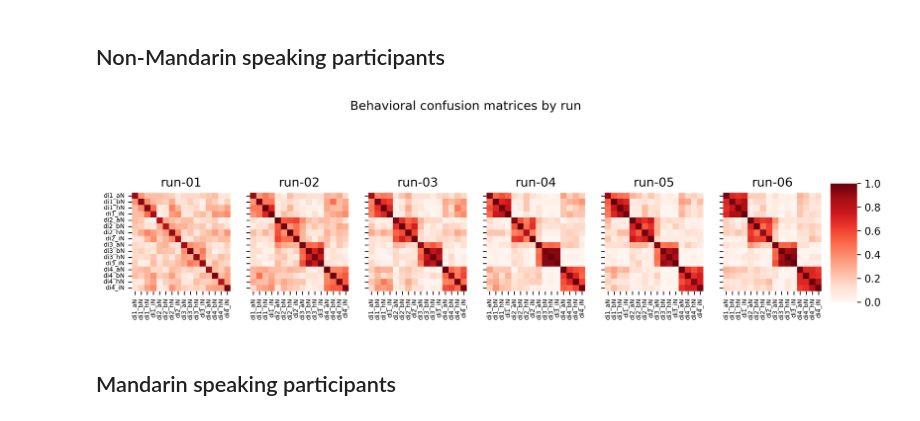
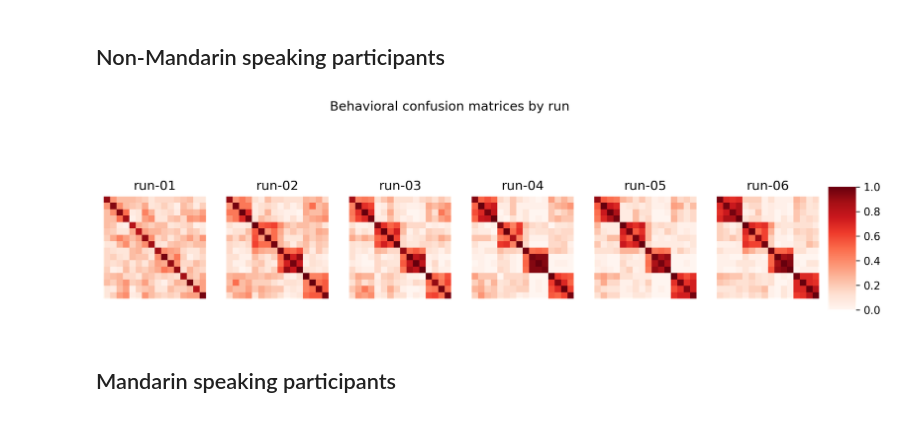
Before and after one commit to sitek/auditory_category_learning, a Jupyter notebook: behav_conversion/behavior_analysis.ipynb, the cells around one changed output. Drawn from its saved outputs; the diff is of its cells as text; code cells hidden in the pictures.

```diff
--- a/behav_conversion/behavior_analysis.ipynb
+++ b/behav_conversion/behavior_analysis.ipynb
@@ -454,30 +471,30 @@ stim_labels = ['di1_aN', 'di1_bN', 'di1_hN', 'di1_iN',
 # %%
 fig,ax = plt.subplots(1,6, figsize=(12,4), dpi=300, sharey=True)
 fig.suptitle('Behavioral confusion matrices by run')
 
 cbar_ax = fig.add_axes([.91, .3, .03, .4])
 
 for rx, run_id in enumerate(run_cm_dict):
     #print(run_id)
     run_mean = np.mean(run_cm_dict[run_id], axis=0)
 
     sns.heatmap(run_mean,
                 square=True,
                 cmap='Reds',
                 vmin=0, vmax=1,
                 ax=ax[rx],
                 cbar=True, cbar_ax = cbar_ax,
-                xticklabels=stim_labels,
-                yticklabels=stim_labels,
+                xticklabels=False, #stim_labels,
+                yticklabels=False, #stim_labels,
                 )
     ax[rx].set_title(run_id)
     ax[rx].tick_params(labelsize=6)
     #ax[rx].set_xticklabels(ax[rx].get_xticklabels(), rotation=60, ha='right');
 
 #fig.tight_layout()
 fig.savefig('cm_behavior.svg')
 # %% [output]
-[figure, old version]
+[figure, new version]
 # %% [markdown]
 ## Mandarin speaking participants
 # %%
```
Also changed, not shown: parts of 9 cells of this notebook.
